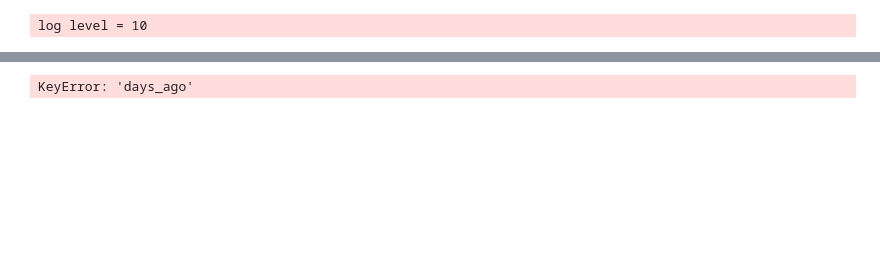
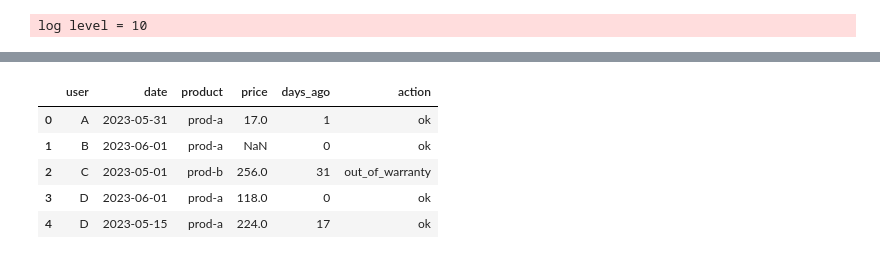
Before and after one commit to arappaport/juypter_skeleton, a Jupyter notebook: calc_prod_warranty.ipynb, the cells around one changed output, grey strips where cells are left out. Cells and saved outputs as stored; diff of their text form; code cells hidden in the pictures; blank space fills up the shorter version.

Commit message:
stack bar ready, fixes to clean logic

```diff
--- a/calc_prod_warranty.ipynb
+++ b/calc_prod_warranty.ipynb
@@ -29,8 +29,11 @@ DATE_AS_OF=date.fromisoformat('2023-06-01') #Date for analysis
 DATE_GROUP_DAYS=30
 CUTOFF_DAYS=90
 
+REQUIRED_COLUMNS=['user','date','product', 'price']
+REQUIRED_VALUES=['user', 'date','product']
 
-REQUIRED_COLUMNS=['user', 'date','product', 'price']
-
-#loist of recommended actions for different date thresholds
+#list of recommended actions for different date thresholds.
 ACTION_DATES = dict(out_of_warranty=30, obsolete=90)
+#sort so the largest date value is first in dict.  i.e., we want to recommend the action with the largest date range
+actions = {k: v for k, v in sorted(ACTION_DATES.items(), key=lambda item: item[1], reverse=True)}
+DEFAULT_ACTION='ok'
@@ -57,19 +92,8 @@ def clean_raw(df:pd.DataFrame, required_columns:[str])->pd.DataFrame:
 # %%
-df_all = pd.read_csv(DATA_PATH)
-
-df_all=clean_raw(df_all, required_columns=REQUIRED_COLUMNS)
 #fixup convert 8601 strings to dates
-df_all['date']  = pd.to_datetime(df_all['date'], format='%Y-%m-%d').dt.date
-
-LOGGER.info("Loaded %d clean rows from CSV[%s]", len(df_all), DATA_PATH)
+df_all['date']      = pd.to_datetime(df_all['date'], format='%Y-%m-%d').dt.date
 
 #Add number of days since date.   Makes some downstream calcs a little easier
 df_all['days_ago'] = df_all['date'].apply(lambda x: (DATE_AS_OF - x).days)
-
-# Count unique values in each column
-for col in ['user', 'product']:
-    LOGGER.info("  # unique values in col: %s = %d",col, df_all[col].nunique())
-
-LOGGER.info("Date-range min: %s", df_all['date'].min())
-LOGGER.info("Date-range max: %s", df_all['date'].max())
+df_all.head()
 # %% [output]
@@ -128,19 +106,19 @@ AttributeError: 'DataFrame' object has no attribute 'strip'
 # %%
-# Begin to count the recommend actions.
-#sort so the largest date value is first in dict.  i.e., we want to recommend the action with the largest date range
-actions = {k: v for k, v in sorted(ACTION_DATES.items(), key=lambda item: item[1], reverse=True)}
-default='ok'
-
-
+#Begin to count the recommend actions.
 def determine_action(days:int) ->str:
     for action, d_thresehold in actions.items():
         if days >= d_thresehold:
             return action
-    return default
+    return DEFAULT_ACTION
 
 df_all['action'] = df_all['days_ago'].apply(determine_action)
 df_all.head(5)
 
 #Find the ones beyond the dates.
 # %% [output]
-KeyError: 'days_ago'
+|  | user | date | product | price | days_ago | action |
+| 0 | A | 2023-05-31 | prod-a | 17.0 | 1 | ok |
+| 1 | B | 2023-06-01 | prod-a | NaN | 0 | ok |
+| 2 | C | 2023-05-01 | prod-b | 256.0 | 31 | out_of_warranty |
+| 3 | D | 2023-06-01 | prod-a | 118.0 | 0 | ok |
+| 4 | D | 2023-05-15 | prod-a | 224.0 | 17 | ok |
```
Also changed, not shown: parts of 28 cells of this notebook, 2 other files.
